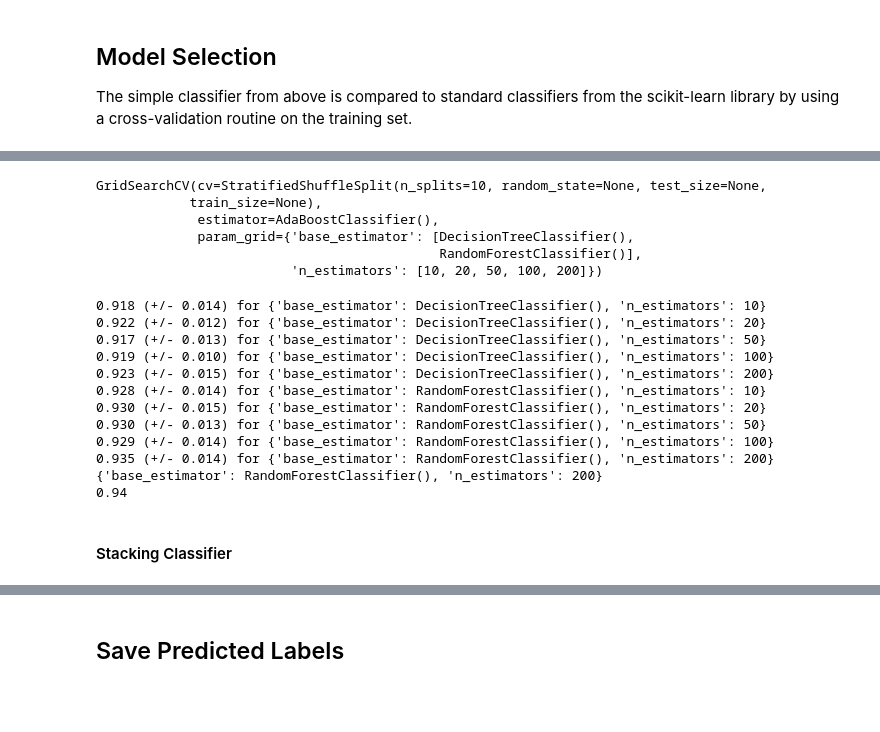
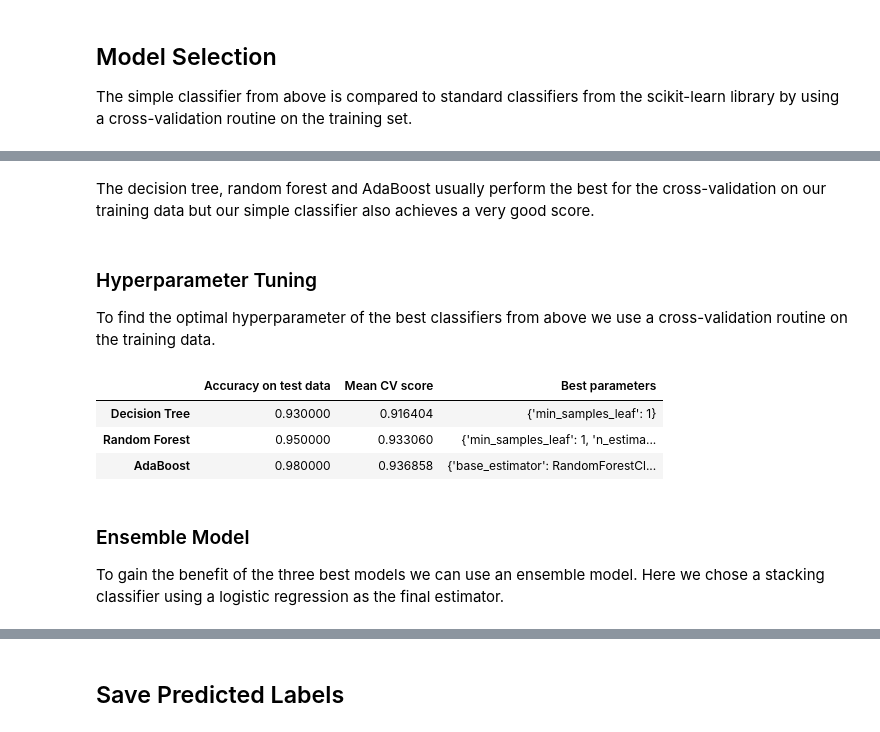
Before and after one commit to maxstollmayer/ML-Challenges, a Jupyter notebook: Challenge-1/Main Notebook.ipynb, the cells around one changed output, grey strips where cells are left out. Saved outputs shown, nothing was run; the diff lists cells and outputs as text; code cells hidden in the pictures; blank space fills up the shorter version.

Commit message:
added tuning and ensemble model

```diff
--- a/Challenge-1/Main Notebook.ipynb
+++ b/Challenge-1/Main Notebook.ipynb
@@ -348,5 +303,0 @@ def compare(clf):
-# %%
-parameters = {"min_samples_leaf": [1, 2, 5, 10]}
-
-clfTree = GridSearchCV(RandomForestClassifier(), parameters, cv=StratifiedShuffleSplit())
-clfTree.fit(trainData, trainLabels)
@@ -369,5 +303,0 @@ compare(clfTree)
-# %%
-parameters = {"n_estimators": [10, 20, 50, 100], "min_samples_leaf": [1, 2, 5, 10]}
-
-clfForest = GridSearchCV(RandomForestClassifier(), parameters, cv=StratifiedShuffleSplit())
-clfForest.fit(trainData, trainLabels)
@@ -403,32 +304,43 @@ compare(clfForest)
-# %%
-parameters = {"n_estimators": [10, 20, 50, 100, 200], "base_estimator": [DecisionTreeClassifier(), RandomForestClassifier(min_samples_leaf=2)]}
-
-clfAda = GridSearchCV(AdaBoostClassifier(), parameters, cv=StratifiedShuffleSplit())
-clfAda.fit(trainData, trainLabels)
-# %% [output]
-GridSearchCV(cv=StratifiedShuffleSplit(n_splits=10, random_state=None, test_size=None,
-            train_size=None),
-             estimator=AdaBoostClassifier(),
-             param_grid={'base_estimator': [DecisionTreeClassifier(),
-                                            RandomForestClassifier()],
-                         'n_estimators': [10, 20, 50, 100, 200]})
-# %%
-compare(clfAda)
-# %% [output]
-0.918 (+/- 0.014) for {'base_estimator': DecisionTreeClassifier(), 'n_estimators': 10}
-0.922 (+/- 0.012) for {'base_estimator': DecisionTreeClassifier(), 'n_estimators': 20}
-0.917 (+/- 0.013) for {'base_estimator': DecisionTreeClassifier(), 'n_estimators': 50}
-0.919 (+/- 0.010) for {'base_estimator': DecisionTreeClassifier(), 'n_estimators': 100}
-0.923 (+/- 0.015) for {'base_estimator': DecisionTreeClassifier(), 'n_estimators': 200}
-0.928 (+/- 0.014) for {'base_estimator': RandomForestClassifier(), 'n_estimators': 10}
-0.930 (+/- 0.015) for {'base_estimator': RandomForestClassifier(), 'n_estimators': 20}
-0.930 (+/- 0.013) for {'base_estimator': RandomForestClassifier(), 'n_estimators': 50}
-0.929 (+/- 0.014) for {'base_estimator': RandomForestClassifier(), 'n_estimators': 100}
-0.935 (+/- 0.014) for {'base_estimator': RandomForestClassifier(), 'n_estimators': 200}
-{'base_estimator': RandomForestClassifier(), 'n_estimators': 200}
-0.94
-# %% [markdown]
-#### Stacking Classifier
+# %% [markdown]
+The decision tree, random forest and AdaBoost usually perform the best for the cross-validation on our training data but our simple classifier also achieves a very good score.
+# %% [markdown]
+### Hyperparameter Tuning
+To find the optimal hyperparameter of the best classifiers from above we use a cross-validation routine on the training data.
+# %%
+from sklearn.model_selection import GridSearchCV
+
+tuning = {
+    "Decision Tree": (DecisionTreeClassifier(random_state=rng),
+                      {"min_samples_leaf": [1, 2, 5, 10]}),
+    "Random Forest": (RandomForestClassifier(random_state=rng),
+                      {"n_estimators": [10, 50, 100], "min_samples_leaf": [1, 2, 5, 10]}),
+    "AdaBoost":      (AdaBoostClassifier(random_state=rng),
+                      {"n_estimators": [10, 50, 100],
+                       "base_estimator": [DecisionTreeClassifier(random_state=rng),
+                                          RandomForestClassifier(random_state=rng)]})
+}
+
+tuningTable = pd.DataFrame()
+bestEstimators = []
+
+for name, (clf, parameter) in tuning.items():
+    gridClf = GridSearchCV(clf, parameter, cv=cvSplit)
+    gridClf.fit(trainData, trainLabels)
+    bestClf = gridClf.best_estimator_
+    bestEstimators.append((name, bestClf))
+    tuningTable.loc[name, "Accuracy on test data"] = bestClf.score(testData, testLabels)
+    tuningTable.loc[name, "Mean CV score"] = gridClf.best_score_
+    tuningTable.loc[name, "Best parameters"] = str(gridClf.best_params_)
+
+tuningTable.style.highlight_max(["Accuracy on test data", "Mean CV score"])
+# %% [output]
+|  | Accuracy on test data | Mean CV score | Best parameters |
+| Decision Tree | 0.930000 | 0.916404 | {'min_samples_leaf': 1} |
+| Random Forest | 0.950000 | 0.933060 | {'min_samples_leaf': 1, 'n_estima... |
+| AdaBoost | 0.980000 | 0.936858 | {'base_estimator': RandomForestCl... |
+# %% [markdown]
+### Ensemble Model
+To gain the benefit of the three best models we can use an ensemble model. Here we chose a stacking classifier using a logistic regression as the final estimator.
 # %%
 from sklearn.ensemble import StackingClassifier
 from sklearn.linear_model import LogisticRegression
```
Also changed, not shown: parts of 27 cells of this notebook, 3 other files.
